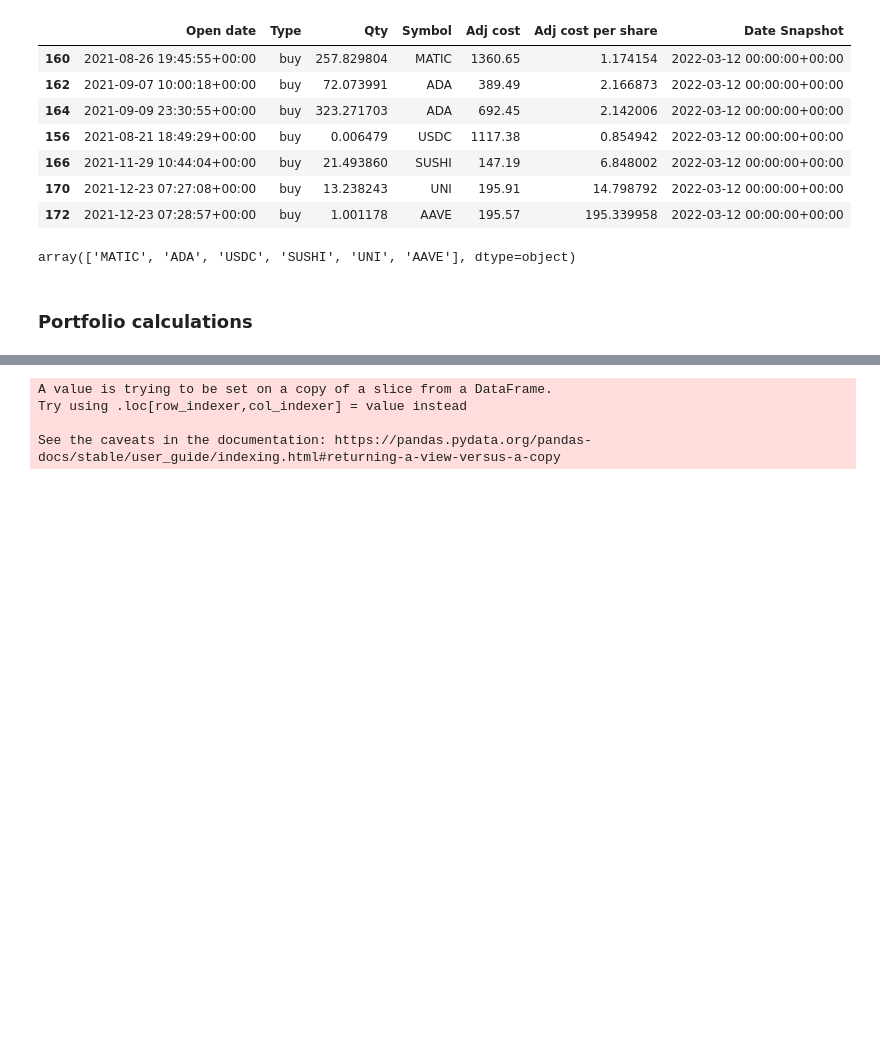
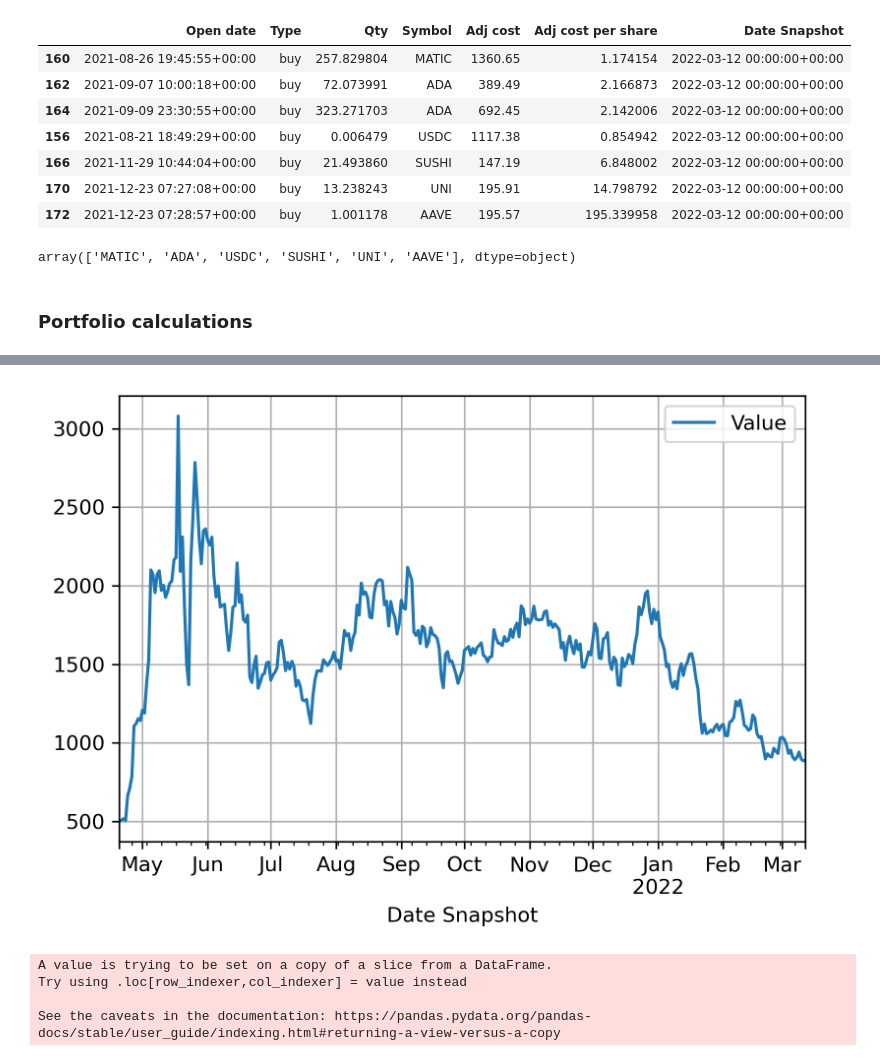
Before and after one commit to giocaizzi/surfingcrypto, a Jupyter notebook: notebooks/portfolio.ipynb, the cells around one changed output, grey strips where cells are left out. Saved outputs shown, nothing was run; the diff lists cells and outputs as text; code cells hidden in the pictures; blank space fills up the shorter version.

```diff
--- a/notebooks/portfolio.ipynb
+++ b/notebooks/portfolio.ipynb
@@ -118,3 +118,6 @@ t.daily_snapshots[-1].Symbol.unique()
 array(['MATIC', 'ADA', 'USDC', 'SUSHI', 'UNI', 'AAVE'], dtype=object)
 # %% [markdown]
 ### Portfolio calculations
+# %%
+value=t.track_value()
+value
@@ -121,3 +139,10 @@ array(['MATIC', 'ADA', 'USDC', 'SUSHI', 'UNI', 'AAVE'], dtype=object)
+# %%
+import matplotlib.pyplot as plt
+f,ax=plt.subplots(dpi=300)
+value.plot(ax=ax)
+ax.grid()
+# %% [output]
+[figure, added]
 # %%
 combined_df=t.per_day_portfolio_calcs(
     benchmark,
```
Also changed, not shown: parts of 1 cell of this notebook, 1 other file.
